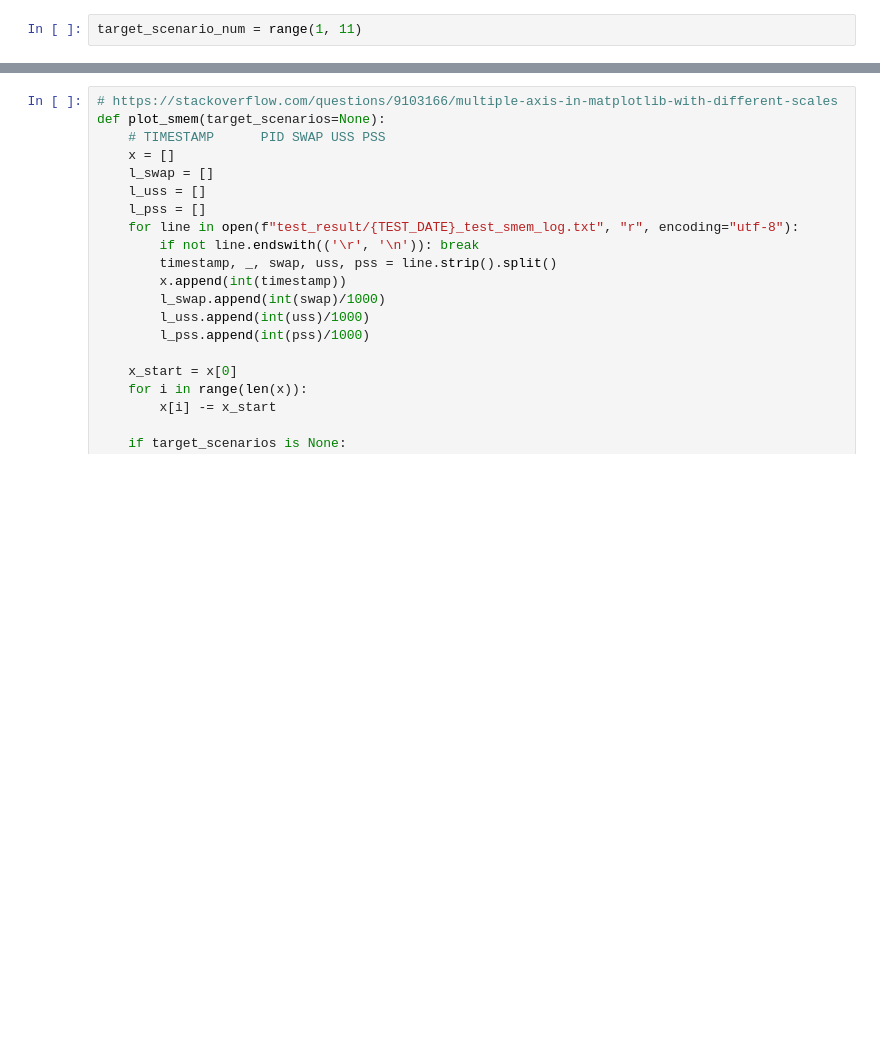
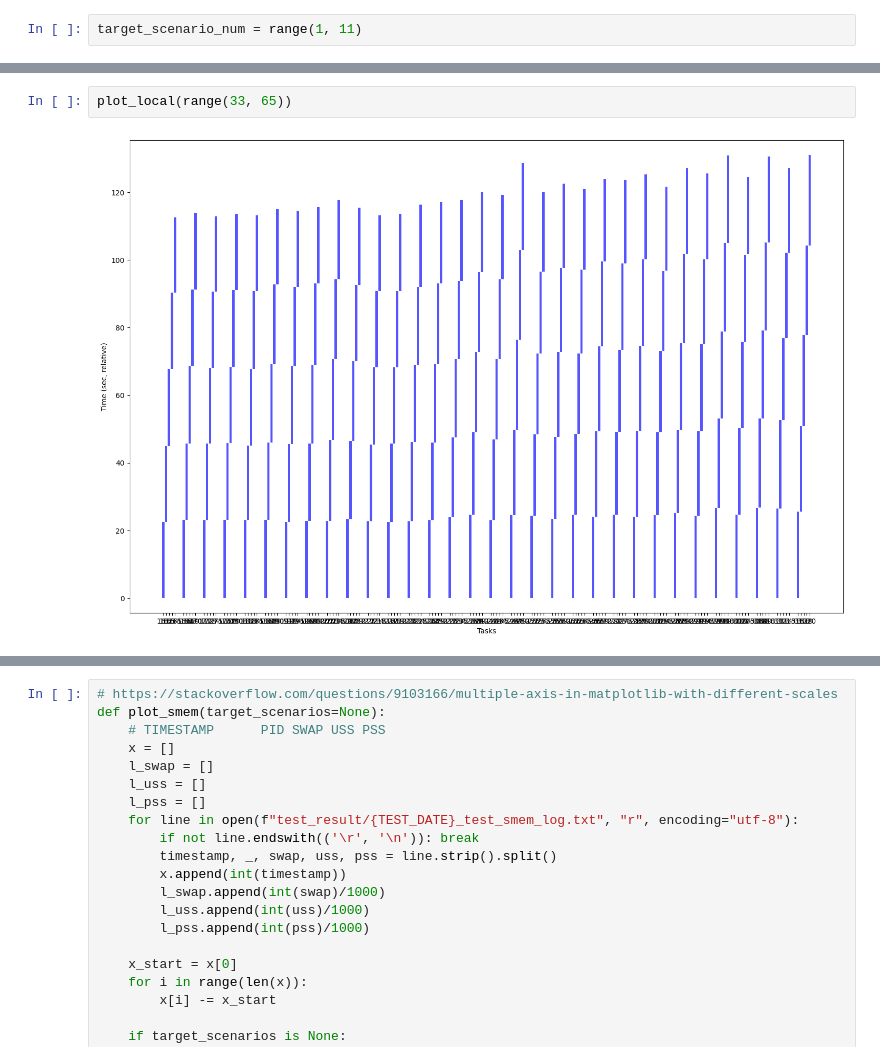
Before and after one commit to graduate-project-kkc/image2vec-server, a Jupyter notebook: analyze_test.ipynb, the cells around one changed output, grey strips where cells are left out. Saved outputs shown, nothing was run; the diff lists cells and outputs as text; blank space fills up the shorter version.

```diff
--- a/analyze_test.ipynb
+++ b/analyze_test.ipynb
@@ -155,3 +156,7 @@ plot_local(target_scenario_num)
+# %%
+plot_local(range(33, 65))
+# %% [output]
+[figure, added]
 # %%
 plot_statistic(target_scenario_num)
 # %% [output]
```
Also changed, not shown: parts of 6 cells of this notebook, 2 other files.
